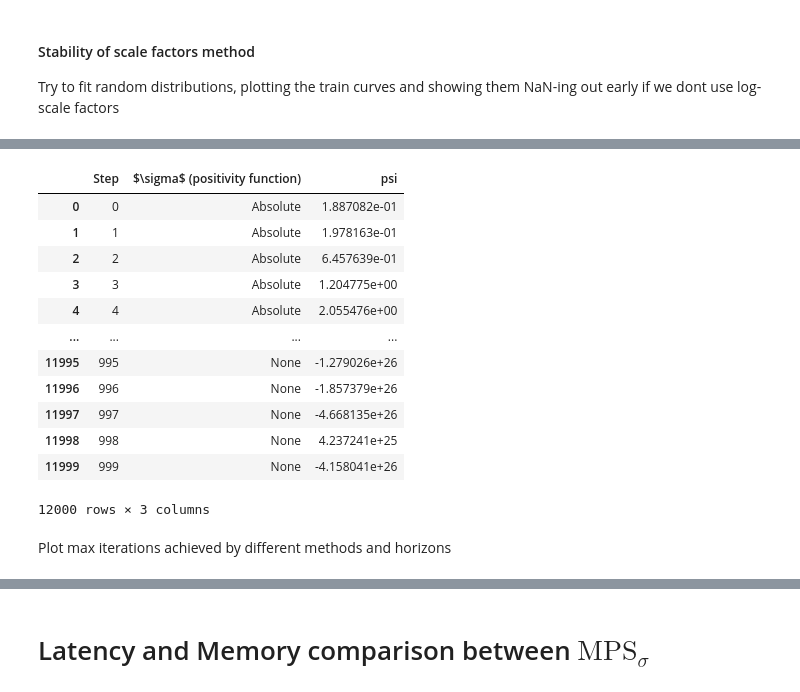
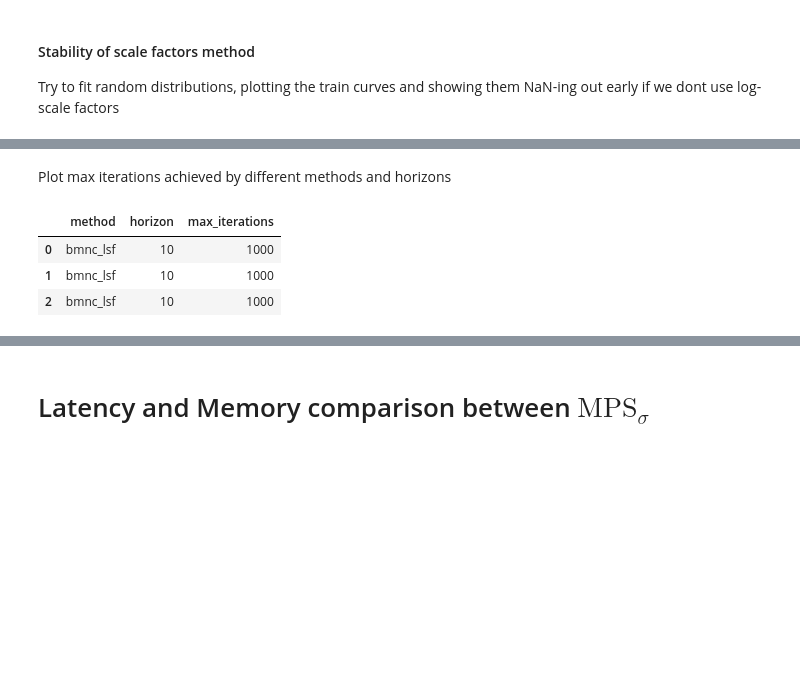
Before and after one commit to marawangamal/ptn, a Jupyter notebook: scripts/results.ipynb, the cells around one changed output, grey strips where cells are left out. Drawn from its saved outputs; the diff is of its cells as text; code cells hidden in the pictures; blank space fills up the shorter version.

```diff
--- a/scripts/results.ipynb
+++ b/scripts/results.ipynb
@@ -265,8 +265,7 @@ N_VAL = 10
 
 # Plot
 ranks = [2]
-horizons = [100, 120, 130]
-# horizons = [128, 256]
+horizons = [1000]
 seeds = [0, 42, 84]
 d_models = [10]
 d_outputs = [2]
@@ -300,8 +299,8 @@ configs = [
         seeds,
         d_models,
         d_outputs,
-        ["mps"],
-        [False],
+        ["bmnc"],
+        [True],
     )
 ]
 
@@ -516,57 +358,19 @@ Using device: cpu
-# %%
-df
-# %% [output]
-|  | Step | $\sigma$ (positivity function) | psi |
-| 0 | 0 | Absolute | 1.887082e-01 |
-| 1 | 1 | Absolute | 1.978163e-01 |
-| 2 | 2 | Absolute | 6.457639e-01 |
-| 3 | 3 | Absolute | 1.204775e+00 |
-| 4 | 4 | Absolute | 2.055476e+00 |
-| ... | ... | ... | ... |
-| 11995 | 995 | None | -1.279026e+26 |
-| 11996 | 996 | None | -1.857379e+26 |
-| 11997 | 997 | None | -4.668135e+26 |
-| 11998 | 998 | None | 4.237241e+25 |
-| 11999 | 999 | None | -4.158041e+26 |
-12000 rows × 3 columns
 # %% [markdown]
 Plot max iterations achieved by different methods and horizons
 # %%
 rows = []
 for log_dict in log_dicts:
     num_finite_losses = len([loss for loss in log_dict["loss"] if not np.isinf(loss)])
     rows.append({
         "method": log_dict["name"],
         "horizon": log_dict["horizon"],
         "max_iterations": num_finite_losses
     })
 df = pd.DataFrame(rows)
-# add mps and mps_lsf for horizons 512 and 1024, mps should be max_iterations 0 and mps_lsf should be 1000
-df2 = df.copy()
-new_rows = []
-for h in [512, 1024, 2048]:
-    new_rows.append({
-        "method": "mps",
-        "horizon": h,
-        "max_iterations": 0
-    })
-    new_rows.append({
-        "method": "mps_lsf",
-        "horizon": h,
-        "max_iterations": 1000
-    })
-df2 = pd.concat([df2, pd.DataFrame(new_rows)], ignore_index=True)
-df2
-
-# Replace method names for LaTeX rendering
-df2["method"] = df2["method"].replace({
-    "mps": r"$\mathrm{MPS}$",
-    "mps_lsf": r"$\mathrm{MPS}_\sigma$"
-})
-
-df2 = df2.rename(columns={
-    "max_iterations": "Max Iterations",
-    "horizon": "Horizon",
-    "method": "Method"
-})
+df
+# %% [output]
+|  | method | horizon | max_iterations |
+| 0 | bmnc_lsf | 10 | 1000 |
+| 1 | bmnc_lsf | 10 | 1000 |
+| 2 | bmnc_lsf | 10 | 1000 |
 # %%
```
Also changed, not shown: parts of 5 cells of this notebook, 6 other files.
